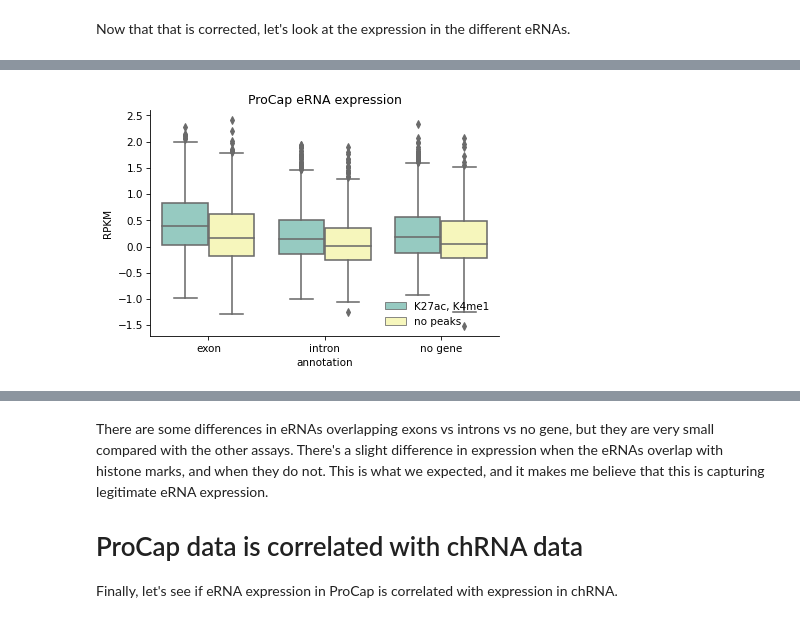
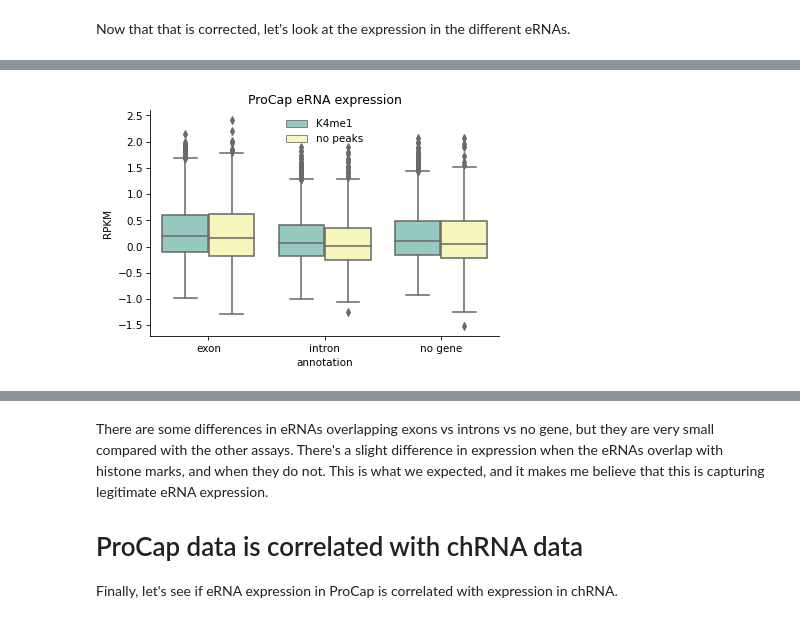
Before and after one commit to bfairkun/ChromatinSplicingQTLs, a Jupyter notebook: analysis/eRNA.ipynb, the cells around one changed output, grey strips where cells are left out. Cells and saved outputs as stored; diff of their text form; code cells hidden in the pictures.

```diff
--- a/analysis/eRNA.ipynb
+++ b/analysis/eRNA.ipynb
@@ -504,4 +503,5 @@ eRNA_o = pd.read_csv('eRNA.overpeaks.bed', sep='\t', index_col=3, names = ['chro
-# %%
-plot_expression_by_annotation(procap, 'ProCap', eRNA_o.index.intersection(procap.index), idx_no_peaks, exon, intron, noGene)
-# %% [output]
-[figure, removed]
+# %%
+plot_expression_by_annotation(procap, 'ProCap', eRNA_me.index.intersection(procap.index), idx_no_peaks, exon, intron, noGene,
+                             name1='K4me1')
+# %% [output]
+[figure, added]
```
Also changed, not shown: parts of 12 cells of this notebook.
